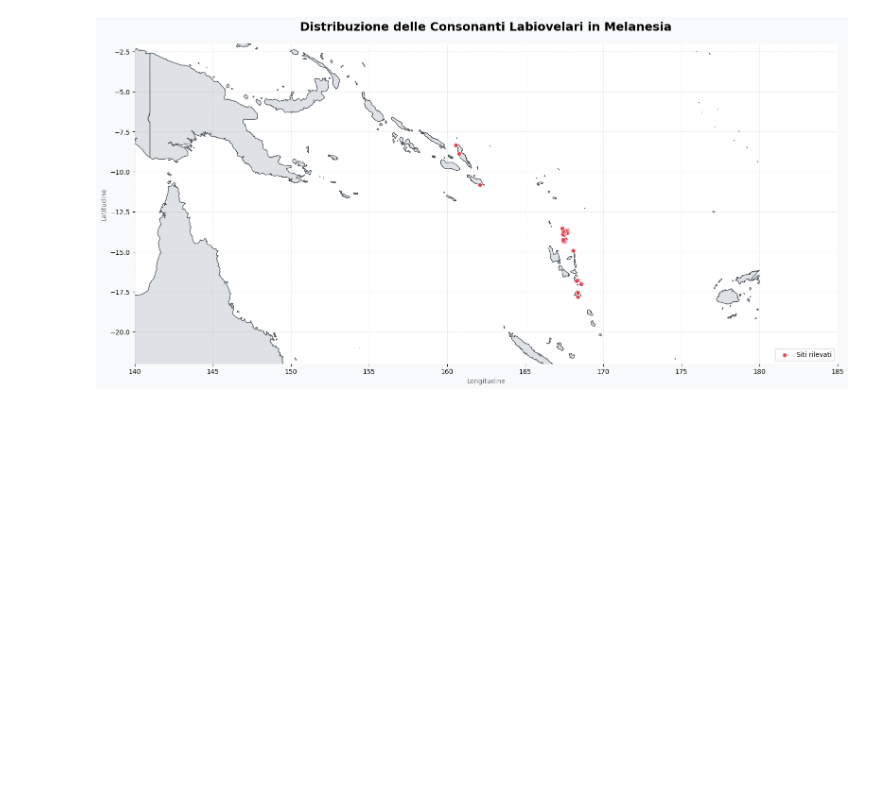
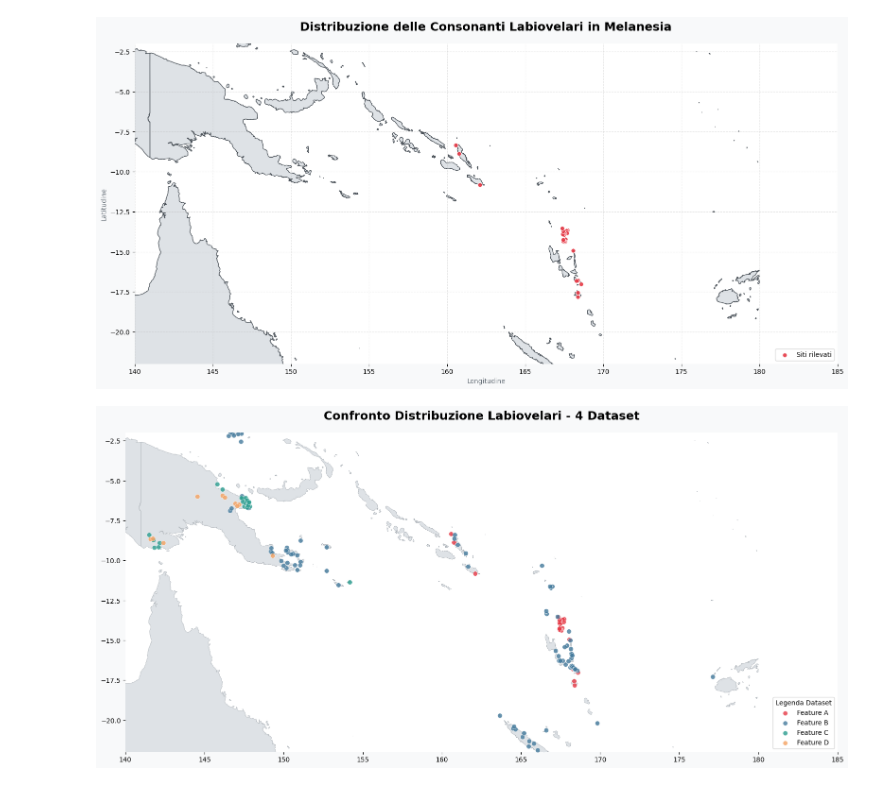
Before and after one commit to silvia-bertulezzi/progetto_fabio, a Jupyter notebook: Notebooks/GIUSTOOOO.ipynb, the cells around one changed output. Saved outputs shown, nothing was run; the diff lists cells and outputs as text; code cells hidden in the pictures; blank space fills up the shorter version.

```diff
--- a/Notebooks/GIUSTOOOO.ipynb
+++ b/Notebooks/GIUSTOOOO.ipynb
@@ -196,3 +196,94 @@ See: https://matplotlib.org/stable/tutorials/intermediate/legend_guide.html#impl
   ax.legend(loc='lower right', frameon=True, facecolor='white')
 [figure]
 [figure]
+# %%
+import polars as pl
+import geopandas as gpd
+import matplotlib.pyplot as plt
+from shapely import wkt
+import requests
+import io
+
+# 1. Setup the Map (using the "Spatial Clip" method we discussed)
+url = "https://raw.githubusercontent.com/nvkelso/natural-earth-vector/master/geojson/ne_10m_admin_0_countries.geojson"
+response = requests.get(url)
+world = gpd.read_file(io.StringIO(response.text))
+
+# Define the region and clip the map
+bbox = [140, -22, 185, -2]
+melanesia_base = world.cx[bbox[0] : bbox[2], bbox[1] : bbox[3]]
+
+# 2. Define your files and their desired colors
+# Replace these with your actual file names
+data_configs = [
+    {
+        "file": "C:\\Users\\SILVIA\\Documents\\progetto Fabio\\dati_fabio\\Labial-velars- DALV (1).csv",
+        "color": "#e63946",
+        "label": "Feature A",
+    },  # Red
+    {
+        "file": "C:\\Users\\SILVIA\\Documents\\progetto Fabio\\dati_fabio\\Labial-velars- Labial-velar released stops (1).csv",
+        "color": "#457b9d",
+        "label": "Feature B",
+    },  # Blue
+    {
+        "file": "C:\\Users\\SILVIA\\Documents\\progetto Fabio\\dati_fabio\\Labial-velars- Non-Austronesian DALV (1).csv",
+        "color": "#2a9d8f",
+        "label": "Feature C",
+    },  # Green
+    {
+        "file": "C:\\Users\\SILVIA\\Documents\\progetto Fabio\\dati_fabio\\Labial-velars- Non-Austronesian released.csv",
+        "color": "#f4a261",
+        "label": "Feature D",
+    },  # Orange
+]
+
+fig, ax = plt.subplots(figsize=(16, 8), facecolor="#f8f9fa")
+
+# Draw the base map first
+melanesia_base.plot(
+    ax=ax, color="#dee2e6", edgecolor="#a9afb5", linewidth=0.5, zorder=1
+)
+
+# 3. Loop through the files and plot each one
+for config in data_configs:
+    # Read the CSV (adjusting for the Polars list issue we fixed earlier)
+    df = pl.read_csv(config["file"])
+
+    # Convert to Pandas and then to GeoPandas
+    pdf = df.to_pandas().dropna(subset=["WKT"])
+    pdf["geometry"] = pdf["WKT"].apply(wkt.loads)
+    gdf_layer = gpd.GeoDataFrame(pdf, geometry="geometry", crs="EPSG:4326")
+
+    # Plot this specific layer
+    gdf_layer.plot(
+        ax=ax,
+        color=config["color"],
+        label=config["label"],
+        markersize=50,
+        edgecolors="white",
+        linewidth=0.5,
+        alpha=0.8,
+        zorder=5,  # Ensures dots stay above the map
+    )
+
+# 4. Final Touches
+ax.set_xlim(140, 185)
+ax.set_ylim(-22, -2)
+ax.set_title(
+    "Confronto Distribuzione Labiovelari - 4 Dataset",
+    fontsize=18,
+    pad=20,
+    fontweight="bold",
+)
+
+# The legend will now automatically pick up the 4 different colors/labels
+ax.legend(loc="lower right", frameon=True, facecolor="white", title="Legenda Dataset")
+
+for spine in ax.spines.values():
+    spine.set_visible(False)
+
+plt.tight_layout()
+plt.show()
+# %% [output]
+[figure, added]
```
Also changed, not shown: parts of 1 cell of this notebook.
